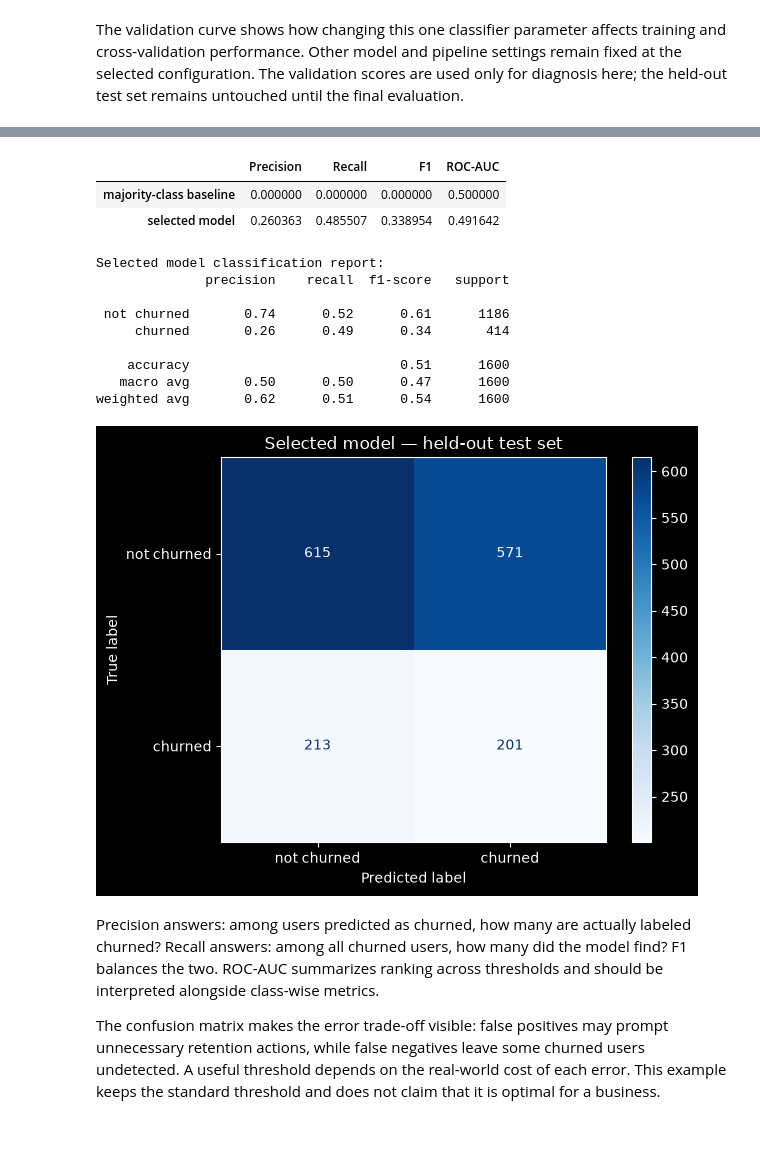
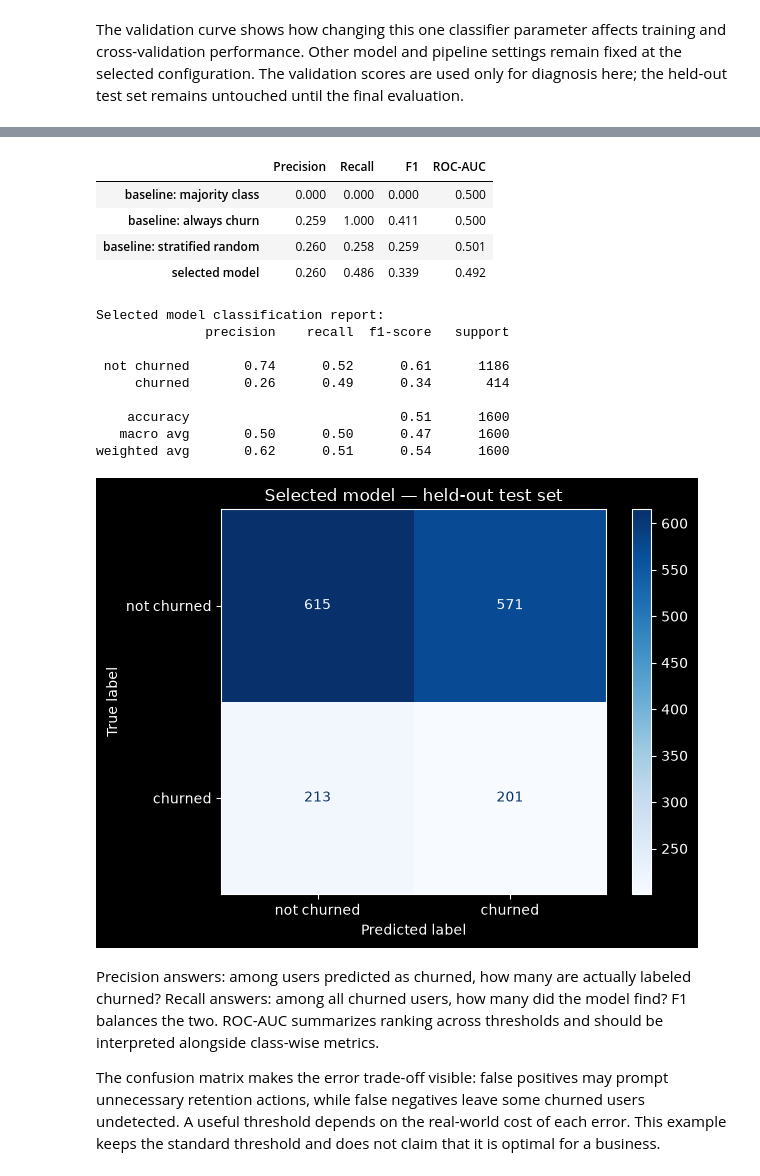
Before and after one commit to enricomaineri/MachineLearning_project, a Jupyter notebook: MachineLearning_project.ipynb, the cells around one changed output, grey strips where cells are left out. Cells and saved outputs as stored; diff of their text form; code cells hidden in the pictures; blank space fills up the shorter version.

```diff
--- a/MachineLearning_project.ipynb
+++ b/MachineLearning_project.ipynb
@@ -465,9 +563,12 @@ The selected pipeline has been refitted on the complete training partition by `G
 # %%
-# Fit a simple majority-class reference using training labels only.
-baseline = DummyClassifier(strategy="most_frequent")
-baseline.fit(X_train, y_train)
-baseline_pred = baseline.predict(X_test)
-baseline_probability = baseline.predict_proba(X_test)[:, 1]
+# Fit simple reference models using training labels only.
+baselines = {
+    "majority class": DummyClassifier(strategy="most_frequent"),
+    "always churn": DummyClassifier(strategy="constant", constant=1),
+    "stratified random": DummyClassifier(strategy="stratified", random_state=RANDOM_STATE),
+}
+for baseline in baselines.values():
+    baseline.fit(X_train, y_train)
 
 best_model = search.best_estimator_
 y_pred = best_model.predict(X_test)
@@ -476,42 +577,46 @@ y_probability = best_model.predict_proba(X_test)[:, 1]
 def summarize_predictions(y_true, predictions, probabilities):
     """Return class-aware metrics for a set of predictions."""
     return {
         "Precision": precision_score(y_true, predictions, zero_division=0),
         "Recall": recall_score(y_true, predictions, zero_division=0),
         "F1": f1_score(y_true, predictions, zero_division=0),
         "ROC-AUC": roc_auc_score(y_true, probabilities),
     }
 
-comparison = pd.DataFrame({
-    "majority-class baseline": summarize_predictions(
-        y_test, baseline_pred, baseline_probability
-    ),
-    "selected model": summarize_predictions(y_test, y_pred, y_probability),
-}).T
-display(comparison)
+results = {
+    f"baseline: {name}": summarize_predictions(
+        y_test, baseline.predict(X_test), baseline.predict_proba(X_test)[:, 1]
+    )
+    for name, baseline in baselines.items()
+}
+results["selected model"] = summarize_predictions(y_test, y_pred, y_probability)
+comparison = pd.DataFrame(results).T
+display(comparison.round(3))
 
 print("Selected model classification report:")
 print(classification_report(
     y_test,
     y_pred,
     target_names=["not churned", "churned"],
     zero_division=0,
 ))
 
 ConfusionMatrixDisplay.from_predictions(
     y_test,
     y_pred,
     display_labels=["not churned", "churned"],
     cmap="Blues",
     values_format="d",
 )
 plt.title("Selected model — held-out test set")
 plt.tight_layout()
 plt.show()
 # %% [output]
 |  | Precision | Recall | F1 | ROC-AUC |
-| majority-class baseline | 0.000000 | 0.000000 | 0.000000 | 0.500000 |
-| selected model | 0.260363 | 0.485507 | 0.338954 | 0.491642 |
+| baseline: majority class | 0.000 | 0.000 | 0.000 | 0.500 |
+| baseline: always churn | 0.259 | 1.000 | 0.411 | 0.500 |
+| baseline: stratified random | 0.260 | 0.258 | 0.259 | 0.501 |
+| selected model | 0.260 | 0.486 | 0.339 | 0.492 |
 Selected model classification report:
               precision    recall  f1-score   support
 
```
Also changed, not shown: parts of 9 cells of this notebook, 2 other files.
